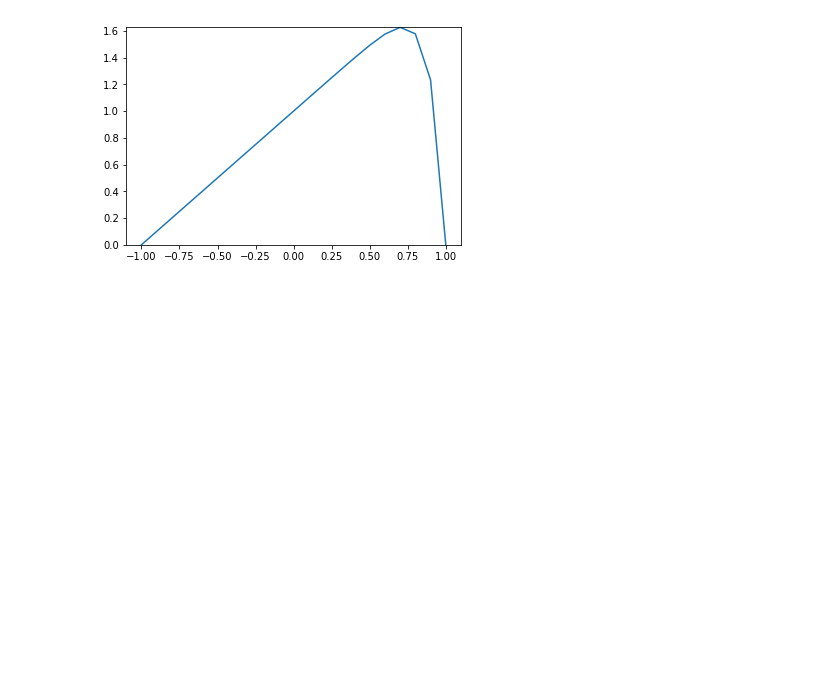
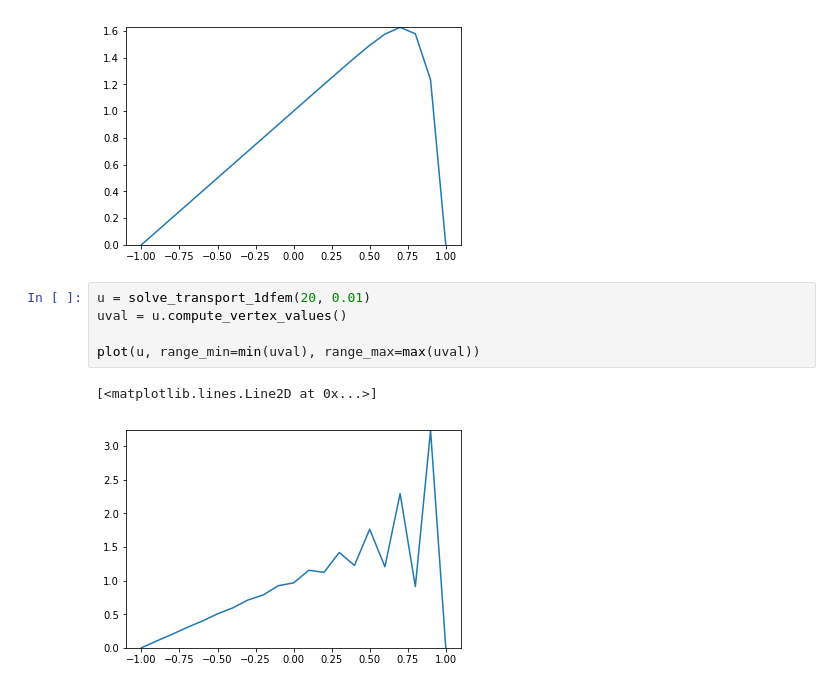
Before and after one commit to unifem/fenics-notes, a Jupyter notebook: notebooks/convection-dominant.ipynb, the cells around one changed output. Cells and saved outputs as stored; diff of their text form; blank space fills up the shorter version.

```diff
--- a/notebooks/convection-dominant.ipynb
+++ b/notebooks/convection-dominant.ipynb
@@ -115,3 +131,11 @@ plot(u, range_min=min(uval), range_max=max(uval))
 # %% [output]
 [<matplotlib.lines.Line2D at 0x...>]
 [figure]
+# %%
+u = solve_transport_1dfem(20, 0.01)
+uval = u.compute_vertex_values()
+
+plot(u, range_min=min(uval), range_max=max(uval))
+# %% [output]
+[<matplotlib.lines.Line2D at 0x...>]
+[figure, added]
```
Also changed, not shown: parts of 10 cells of this notebook.
